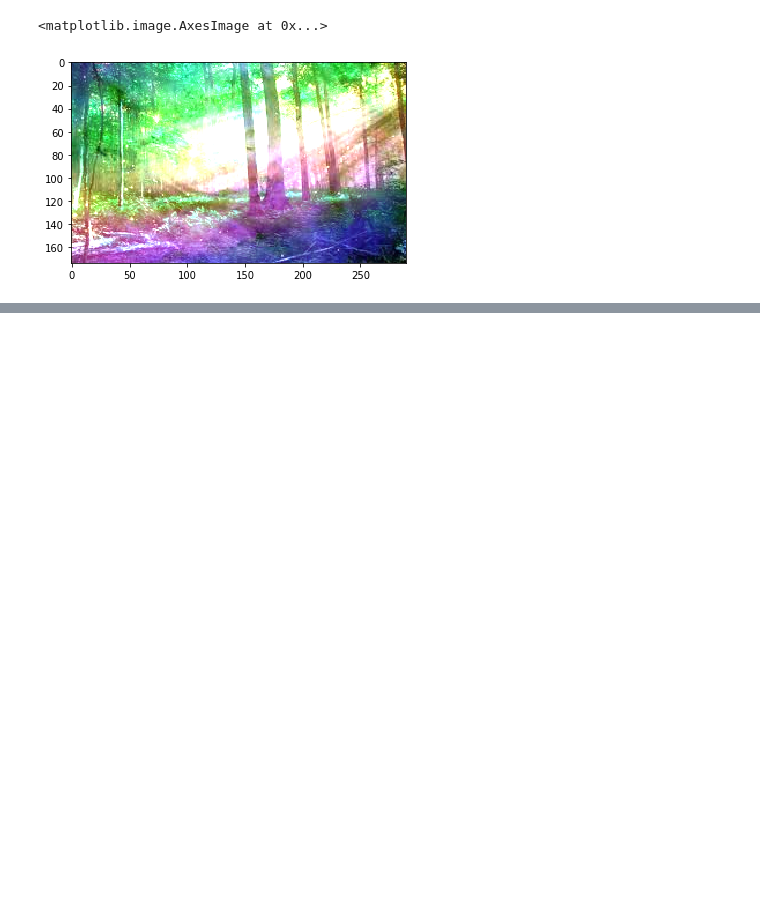
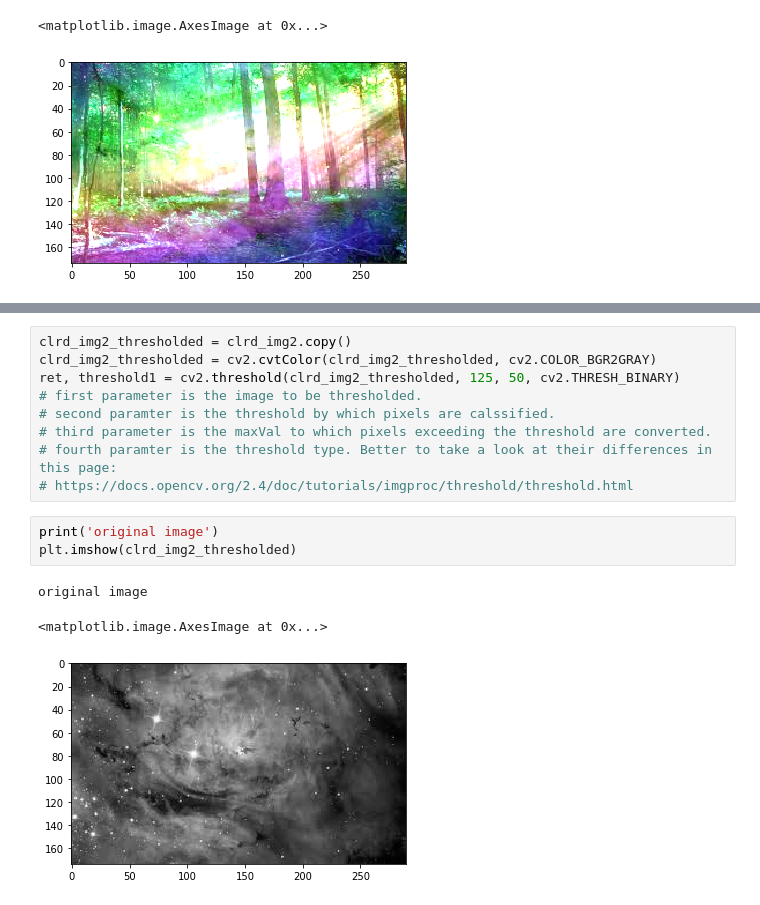
Before and after one commit to MagedSaeed/age_gender_recognition, a Jupyter notebook: preparing/Maged/Image Operations.ipynb, the cells around one changed output, grey strips where cells are left out. Saved outputs shown, nothing was run; the diff lists cells and outputs as text; blank space fills up the shorter version.

```diff
--- a/preparing/Maged/Image Operations.ipynb
+++ b/preparing/Maged/Image Operations.ipynb
@@ -176,0 +207,16 @@ Also, not a good combination. But what really happens?? Okay, this image is also
+# %%
+clrd_img2_thresholded = clrd_img2.copy()
+clrd_img2_thresholded = cv2.cvtColor(clrd_img2_thresholded, cv2.COLOR_BGR2GRAY)
+ret, threshold1 = cv2.threshold(clrd_img2_thresholded, 125, 50, cv2.THRESH_BINARY)
+# first parameter is the image to be thresholded.
+# second paramter is the threshold by which pixels are calssified.
+# third parameter is the maxVal to which pixels exceeding the threshold are converted.
+# fourth paramter is the threshold type. Better to take a look at their differences in this page:
+# https://docs.opencv.org/2.4/doc/tutorials/imgproc/threshold/threshold.html
+# %%
+print('original image')
+plt.imshow(clrd_img2_thresholded)
+# %% [output]
+original image
+<matplotlib.image.AxesImage at 0x...>
+[figure, added]
```
Also changed, not shown: parts of 27 cells of this notebook, 1 other file.
